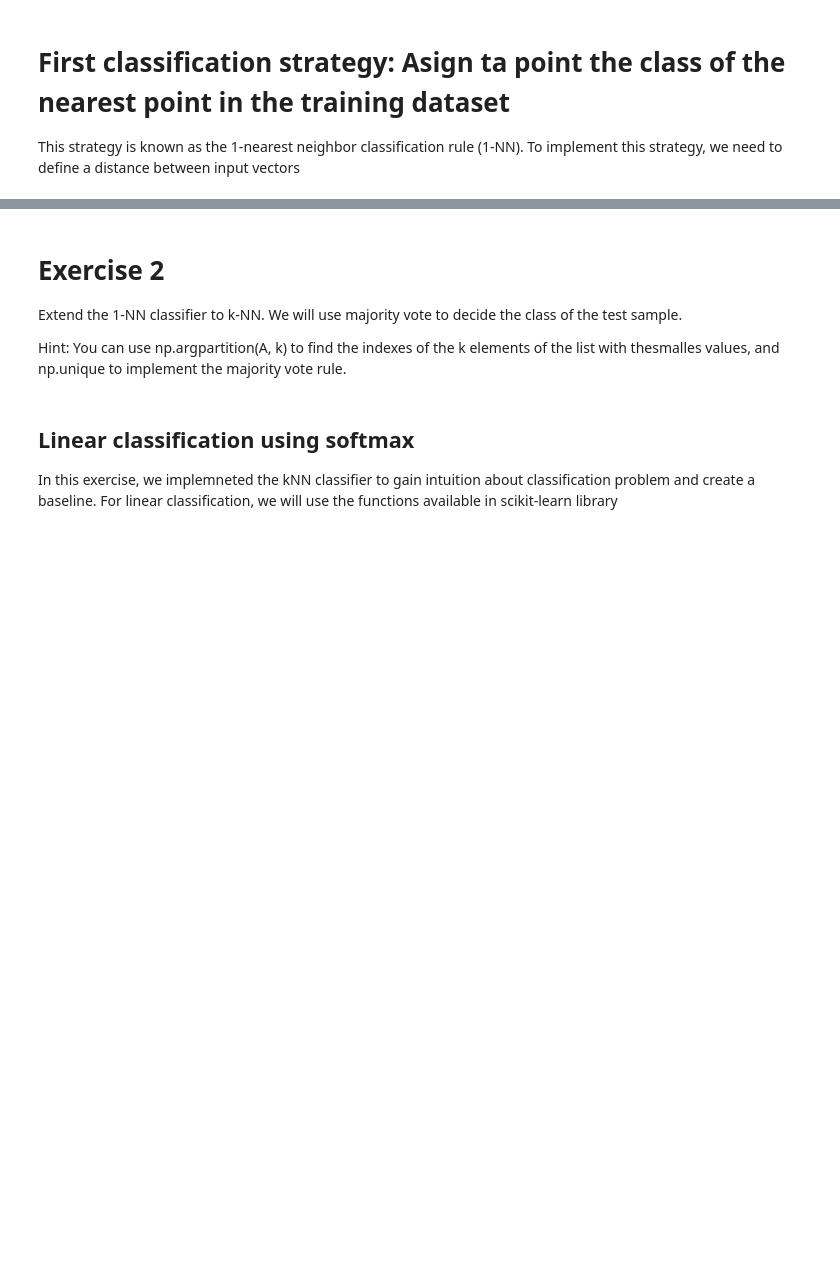
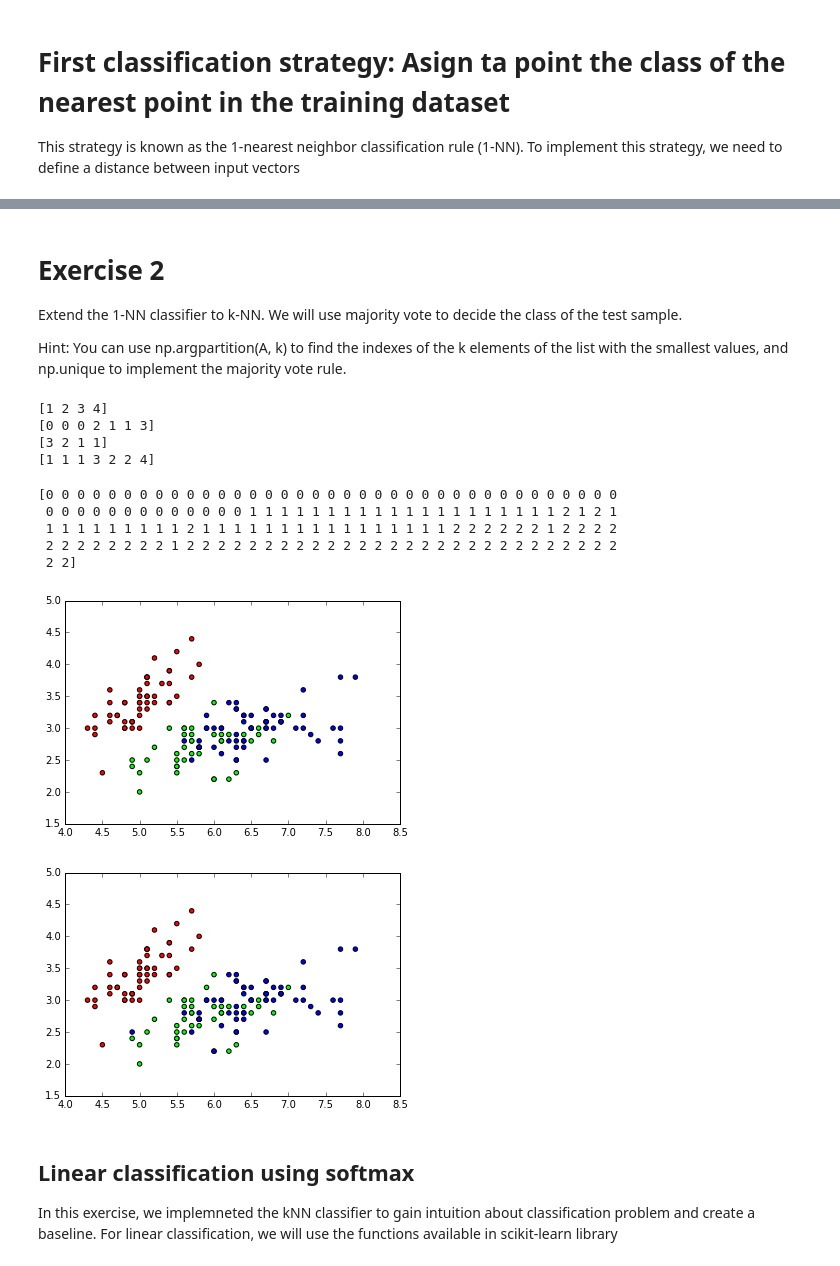
Before and after one commit to luisitobarcito/UM_REU_2018, a Jupyter notebook: Classification-to-complete.ipynb, the cells around one changed output, grey strips where cells are left out. Drawn from its saved outputs; the diff is of its cells as text; code cells hidden in the pictures; blank space fills up the shorter version.

```diff
--- a/Classification-to-complete.ipynb
+++ b/Classification-to-complete.ipynb
@@ -60,4 +86,4 @@ print(Y_test)
 # Exercise 2
 Extend the 1-NN classifier to k-NN. We will use majority vote to decide the class of the test sample.
 
-Hint: You can use np.argpartition(A, k) to find the indexes of the k elements of the list with thesmalles values, and np.unique to implement the majority vote rule.
+Hint: You can use np.argpartition(A, k) to find the indexes of the k elements of the list with the smallest values, and np.unique to implement the majority vote rule.
@@ -66,8 +90,49 @@ Hint: You can use np.argpartition(A, k) to find the indexes of the k elements of
+# %%
+## Write some lines of code here
+a = np.array([1, 1, 1, 3, 2, 2, 4])
+a_unique, a_inverse, a_counts = np.unique(a, return_inverse=True, return_counts=True)
+print(a_unique)
+print(a_inverse)
+print(a_counts)
+print(a)
+class kNNClassifier(object):
+    def __init__(self, X_train, Y_train, dist=euclideanDistance):
+        self.X_train = X_train
+        self.Y_train = Y_train
+        self.dist = dist
+
+    def classify(self, X, k=1):
+        Y = np.zeros(X.shape[0], dtype=np.int)
+        for i, Xi in enumerate(X):
+            kNNidx = np.argpartition(self.dist(Xi, self.X_train), kth=k)[:k]
+            Y_unique, Y_count = np.unique(self.Y_train[kNNidx], return_counts=True)
+            Majority_idx = np.argmax(Y_count)
+            Y[i] = Y_unique[Majority_idx]
+        return Y
+# %% [output]
+[1 2 3 4]
+[0 0 0 2 1 1 3]
+[3 2 1 1]
+[1 1 1 3 2 2 4]
 # %%
 # test the classifer on the train data
 mykNN = kNNClassifier(X, Y)
 Y_test = mykNN.classify(X,5)
 print(Y_test)
+plt.figure()
+plt.scatter(X[:,0], X[:, 1], s=20, c=Y_test, cmap=my_cmap)
+plt.show()
+plt.figure()
+plt.scatter(X[:,0], X[:, 1], s=20, c=Y, cmap=my_cmap)
+plt.show()
+# %% [output]
+[0 0 0 0 0 0 0 0 0 0 0 0 0 0 0 0 0 0 0 0 0 0 0 0 0 0 0 0 0 0 0 0 0 0 0 0 0
+ 0 0 0 0 0 0 0 0 0 0 0 0 0 1 1 1 1 1 1 1 1 1 1 1 1 1 1 1 1 1 1 1 1 2 1 2 1
+ 1 1 1 1 1 1 1 1 1 2 1 1 1 1 1 1 1 1 1 1 1 1 1 1 1 1 2 2 2 2 2 2 1 2 2 2 2
+ 2 2 2 2 2 2 2 2 1 2 2 2 2 2 2 2 2 2 2 2 2 2 2 2 2 2 2 2 2 2 2 2 2 2 2 2 2
+ 2 2]
+[figure, added]
+[figure, added]
 # %% [markdown]
 ## Linear classification using softmax
 In this exercise, we implemneted the kNN classifier to gain intuition about classification problem and create a baseline.
```
Also changed, not shown: parts of 6 cells of this notebook, 2 other files.
